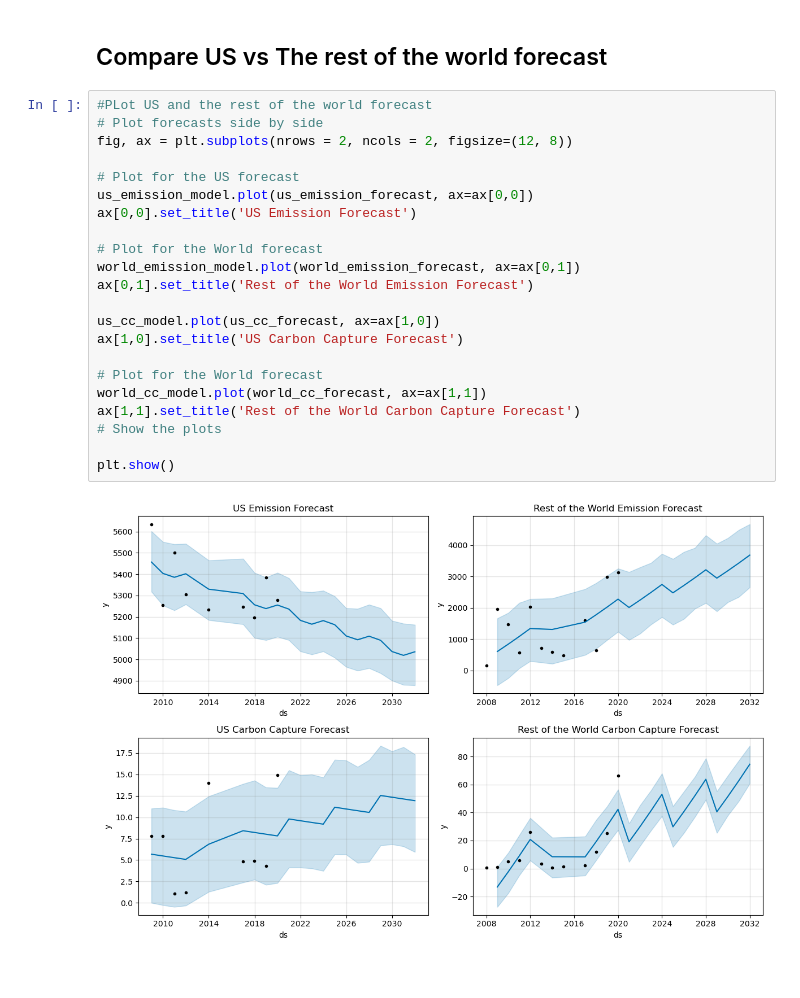
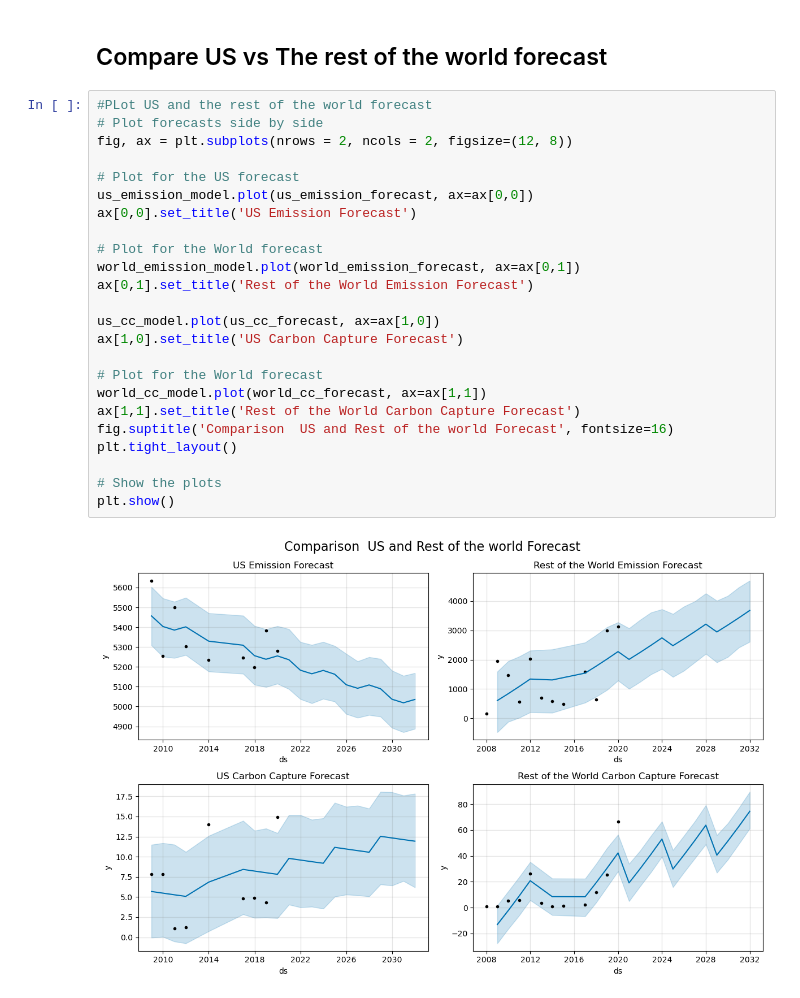
Before and after one commit to LardexTheLarge/AI-Project-1, a Jupyter notebook: Predictive_analysis.ipynb, the cells around one changed output. Saved outputs shown, nothing was run; the diff lists cells and outputs as text.

```diff
--- a/Predictive_analysis.ipynb
+++ b/Predictive_analysis.ipynb
@@ -289,24 +300,26 @@ Text(0.5, 1.0, 'world Carbon Capture Forecast')
 # %%
 #PLot US and the rest of the world forecast
 # Plot forecasts side by side
 fig, ax = plt.subplots(nrows = 2, ncols = 2, figsize=(12, 8))
 
 # Plot for the US forecast
 us_emission_model.plot(us_emission_forecast, ax=ax[0,0])
 ax[0,0].set_title('US Emission Forecast')
 
 # Plot for the World forecast
 world_emission_model.plot(world_emission_forecast, ax=ax[0,1])
 ax[0,1].set_title('Rest of the World Emission Forecast')
 
 us_cc_model.plot(us_cc_forecast, ax=ax[1,0])
 ax[1,0].set_title('US Carbon Capture Forecast')
 
 # Plot for the World forecast
 world_cc_model.plot(world_cc_forecast, ax=ax[1,1])
 ax[1,1].set_title('Rest of the World Carbon Capture Forecast')
+fig.suptitle('Comparison  US and Rest of the world Forecast', fontsize=16)
+plt.tight_layout()
+
 # Show the plots
-
 plt.show()
 # %% [output]
-[figure, old version]
+[figure, new version]
```
Also changed, not shown: parts of 7 cells of this notebook, 1 other file.
